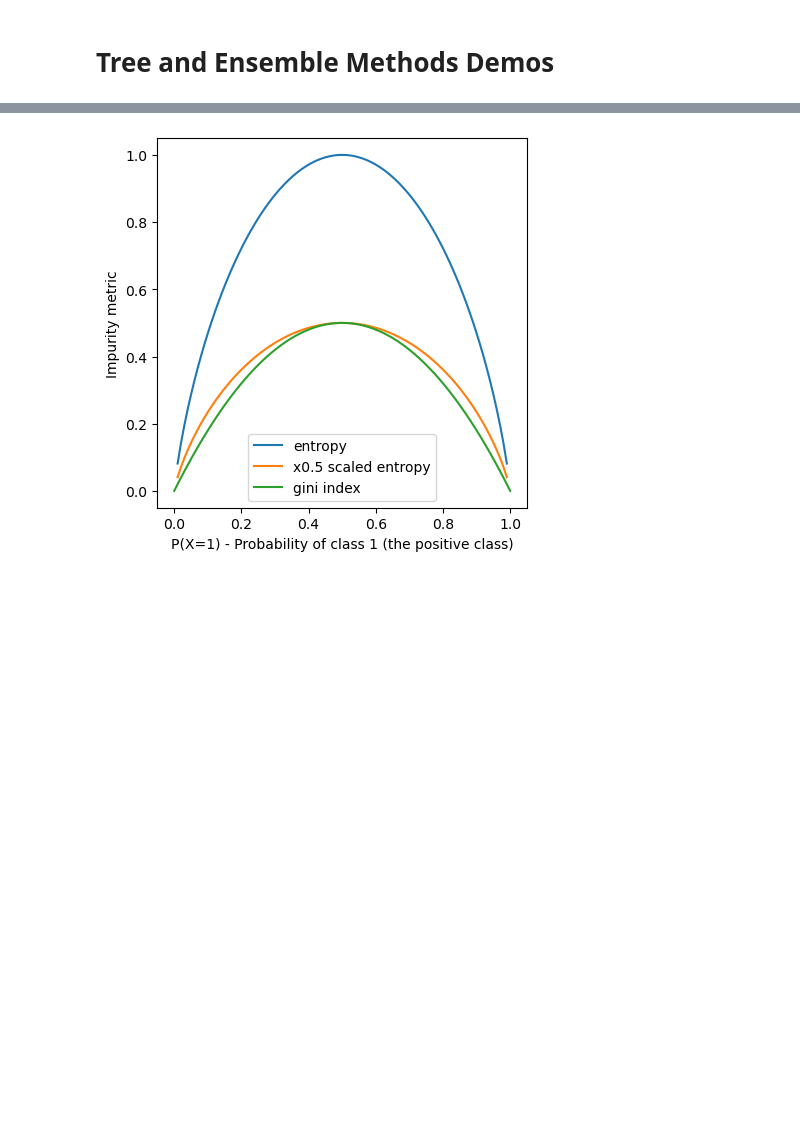
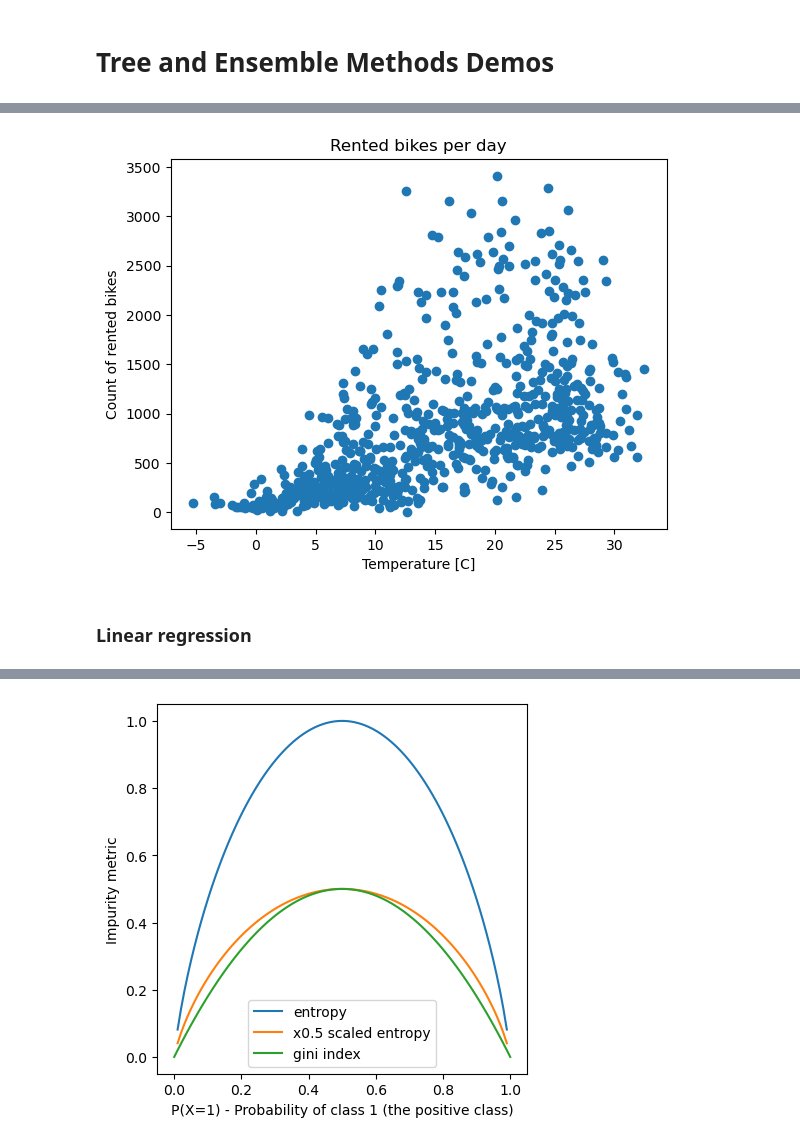
Before and after one commit to hrstnikolov/2022-machine-learning, a Jupyter notebook: 04. Tree-and-Ensemble-Methods/04. Tree-and-Ensemble-Methods-Demos.ipynb, the cells around one changed output, grey strips where cells are left out. Saved outputs shown, nothing was run; the diff lists cells and outputs as text; code cells hidden in the pictures; blank space fills up the shorter version.

```diff
--- a/04. Tree-and-Ensemble-Methods/04. Tree-and-Ensemble-Methods-Demos.ipynb
+++ b/04. Tree-and-Ensemble-Methods/04. Tree-and-Ensemble-Methods-Demos.ipynb
@@ -13,0 +89,11 @@ from sklearn.metrics import classification_report
+# %%
+plt.plot(bikes_day.real_temp, bikes_day.casual, 'o')
+
+plt.xlabel("Temperature [C]")
+plt.ylabel("Count of rented bikes")
+plt.title("Rented bikes per day")
+plt.show()
+# %% [output]
+[figure, added]
+# %% [markdown]
+### Linear regression
```
Also changed, not shown: parts of 59 cells of this notebook, 14 other files.
